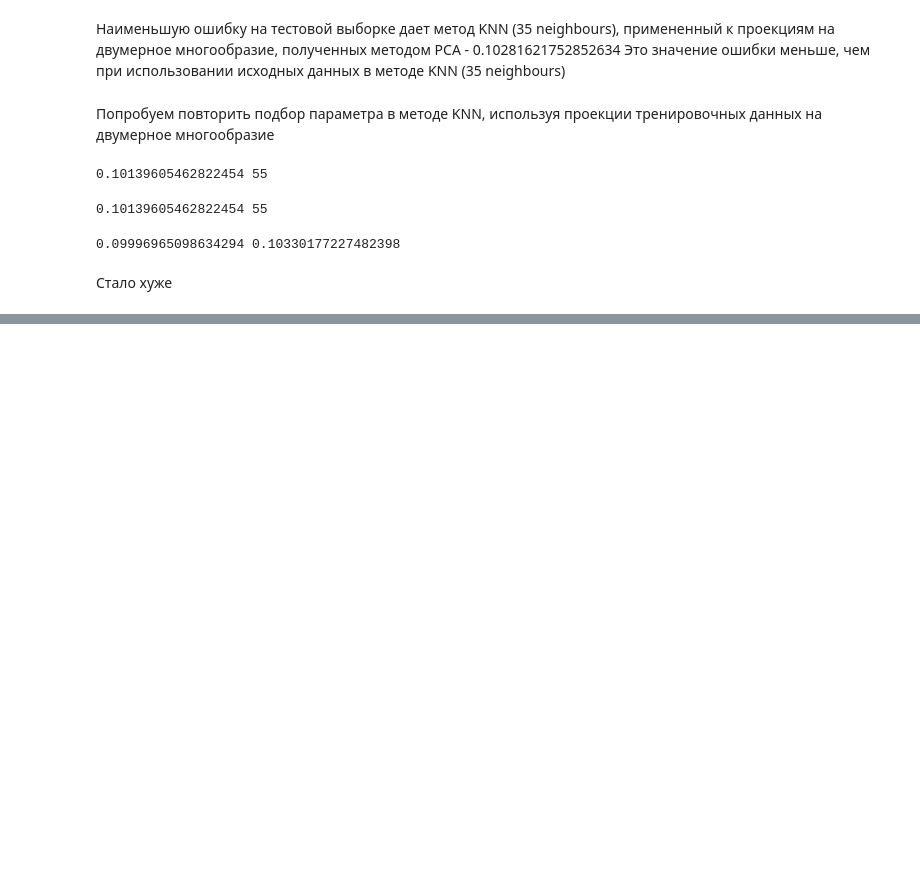
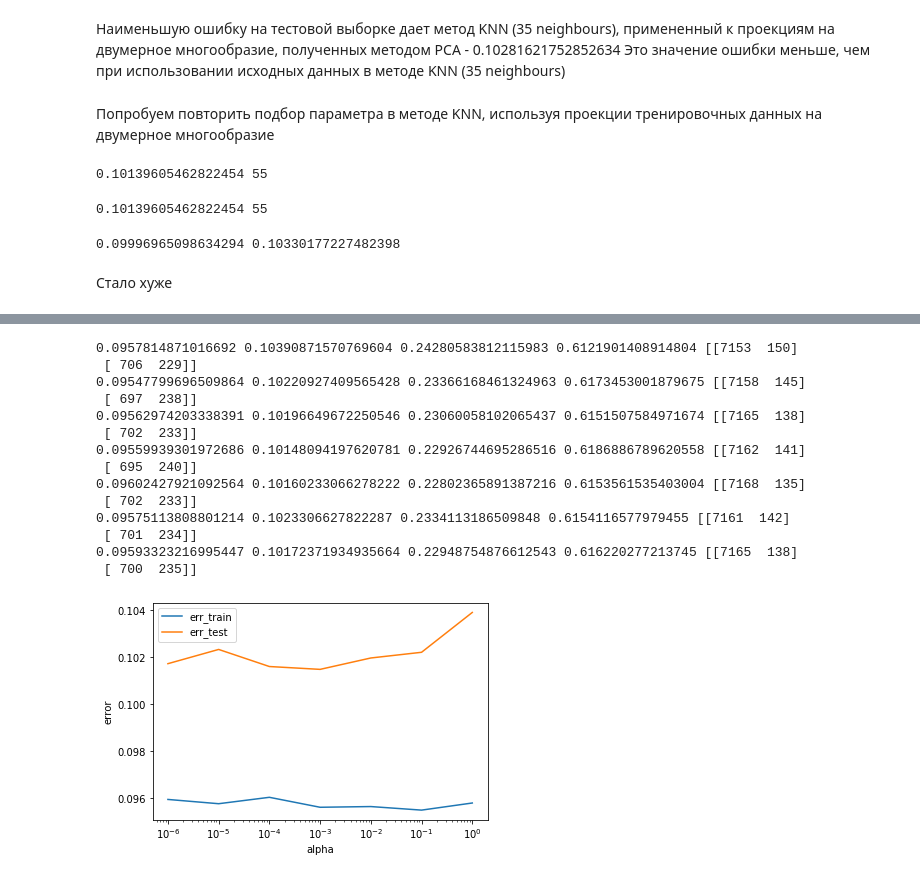
Before and after one commit to katerina394/Machine-Learning, a Jupyter notebook: Bank-marketing.ipynb, the cells around one changed output, grey strips where cells are left out. Saved outputs shown, nothing was run; the diff lists cells and outputs as text; code cells hidden in the pictures; blank space fills up the shorter version.

```diff
--- a/Bank-marketing.ipynb
+++ b/Bank-marketing.ipynb
@@ -923,0 +1001,16 @@ print(err_train, err_test)
+# %%
+lg = LogisticRegression(class_weight='balanced')
+lg.fit(X_train, y_train)
+
+y_train_predict = lg.predict(X_train)
+y_test_predict = lg.predict(X_test)
+
+err_train = np.mean(y_train != y_train_predict)
+err_test  = np.mean(y_test  != y_test_predict)
+
+conf_m_test = confusion_matrix(y_test, y_test_predict)
+N_test = conf_m_test.sum(axis=0)[0]
+P_test = conf_m_test.sum(axis=0)[1]
+balanced_err_test = (conf_m_test[1][0]/N_test + conf_m_test[0][1]/P_test)/2
+
+print(err_train, err_test, balanced_err_test, roc_auc_score(y_test, y_test_predict), conf_m_test)
@@ -923,0 +1063,49 @@ print(err_train, err_test)
+# %%
+from sklearn.neural_network import MLPClassifier
+
+alpha = 1
+err_train_list = []
+err_test_list = []
+alpha_list = []
+for i in range(7):
+    alpha_list.append(alpha)
+    mlp_model = MLPClassifier(hidden_layer_sizes = (5,), alpha=alpha, solver = 'lbfgs',
+                              activation = 'relu', random_state = best_random_state)
+    mlp_model.fit(X_train, y_train)
+    y_train_predict = mlp_model.predict(X_train)
+    y_test_predict = mlp_model.predict(X_test)
+
+    err_train = np.mean(y_train != y_train_predict)
+    err_test  = np.mean(y_test  != y_test_predict)
+    err_train_list.append(err_train)
+    err_test_list.append(err_test)
+    conf_m_test = confusion_matrix(y_test, y_test_predict)
+    N_test = conf_m_test.sum(axis=0)[0]
+    P_test = conf_m_test.sum(axis=0)[1]
+    balanced_err_test = (conf_m_test[1][0]/N_test + conf_m_test[0][1]/P_test)/2
+
+    print(err_train, err_test, balanced_err_test, roc_auc_score(y_test, y_test_predict), conf_m_test)
+    alpha/=10
+plt.plot(alpha_list, err_train_list, label='err_train')
+plt.plot(alpha_list, err_test_list, label='err_test')
+plt.xlabel('alpha')
+plt.xscale('log')
+plt.ylabel('error')
+plt.legend()
+plt.show()
+# %% [output]
+0.0957814871016692 0.10390871570769604 0.24280583812115983 0.6121901408914804 [[7153  150]
+ [ 706  229]]
+0.09547799696509864 0.10220927409565428 0.23366168461324963 0.6173453001879675 [[7158  145]
+ [ 697  238]]
+0.09562974203338391 0.10196649672250546 0.23060058102065437 0.6151507584971674 [[7165  138]
+ [ 702  233]]
+0.09559939301972686 0.10148094197620781 0.22926744695286516 0.6186886789620558 [[7162  141]
+ [ 695  240]]
+0.09602427921092564 0.10160233066278222 0.22802365891387216 0.6153561535403004 [[7168  135]
+ [ 702  233]]
+0.09575113808801214 0.1023306627822287 0.2334113186509848 0.6154116577979455 [[7161  142]
+ [ 701  234]]
+0.09593323216995447 0.10172371934935664 0.22948754876612543 0.616220277213745 [[7165  138]
+ [ 700  235]]
+[figure, added]
```
Also changed, not shown: parts of 17 cells of this notebook.
